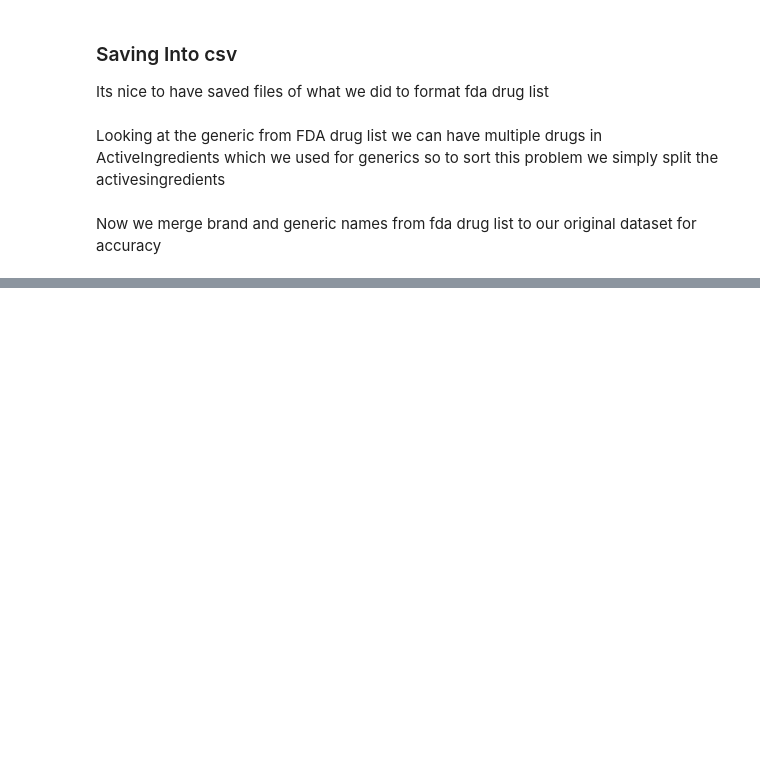
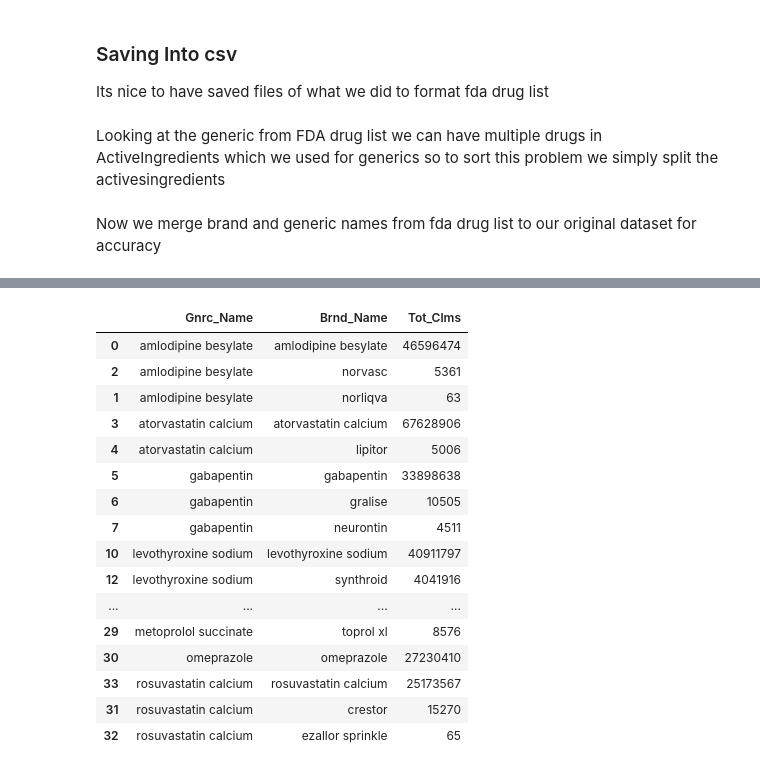
Before and after one commit to M-Nadeem-B/EDA_Medicare_part_D, a Jupyter notebook: EDA.ipynb, the cells around one changed output, grey strips where cells are left out. Saved outputs shown, nothing was run; the diff lists cells and outputs as text; code cells hidden in the pictures; blank space fills up the shorter version.

```diff
--- a/EDA.ipynb
+++ b/EDA.ipynb
@@ -316,0 +375,26 @@ df['Mapped_Generic'] = df['Brnd_Name'].map(brand_lookup_dict)
+# %%
+stratified_df = df[df['Gnrc_Name'].isin(top10_generic.index)]
+
+stratified_df = stratified_df.groupby(['Gnrc_Name', 'Brnd_Name'])['Tot_Clms'].sum().reset_index()
+
+stratified_df = stratified_df.sort_values(by=['Gnrc_Name', 'Tot_Clms'], ascending=[True, False])
+# %%
+stratified_df
+# %% [output]
+|  | Gnrc_Name | Brnd_Name | Tot_Clms |
+| 0 | amlodipine besylate | amlodipine besylate | 46596474 |
+| 2 | amlodipine besylate | norvasc | 5361 |
+| 1 | amlodipine besylate | norliqva | 63 |
+| 3 | atorvastatin calcium | atorvastatin calcium | 67628906 |
+| 4 | atorvastatin calcium | lipitor | 5006 |
+| 5 | gabapentin | gabapentin | 33898638 |
+| 6 | gabapentin | gralise | 10505 |
+| 7 | gabapentin | neurontin | 4511 |
+| 10 | levothyroxine sodium | levothyroxine sodium | 40911797 |
+| 12 | levothyroxine sodium | synthroid | 4041916 |
+| ... | ... | ... | ... |
+| 29 | metoprolol succinate | toprol xl | 8576 |
+| 30 | omeprazole | omeprazole | 27230410 |
+| 33 | rosuvastatin calcium | rosuvastatin calcium | 25173567 |
+| 31 | rosuvastatin calcium | crestor | 15270 |
+| 32 | rosuvastatin calcium | ezallor sprinkle | 65 |
```
Also changed, not shown: parts of 6 cells of this notebook.
